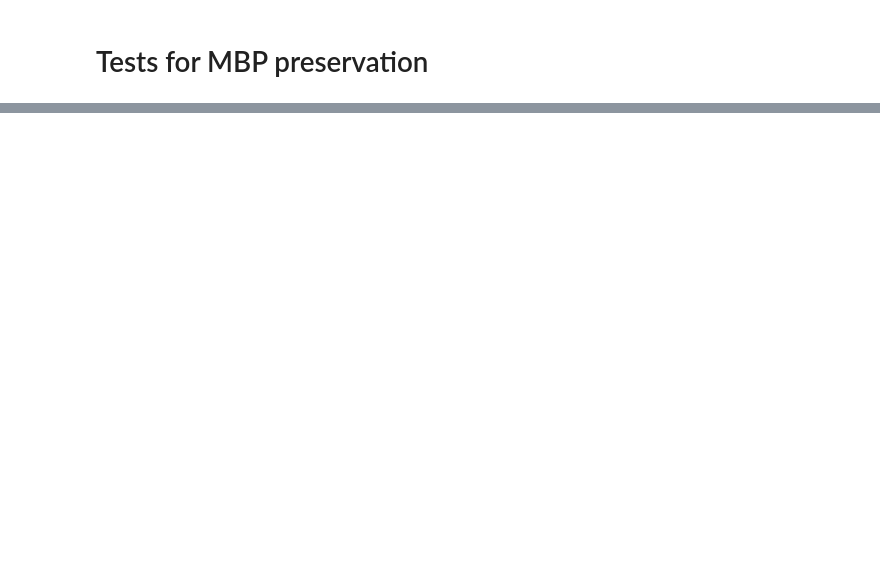
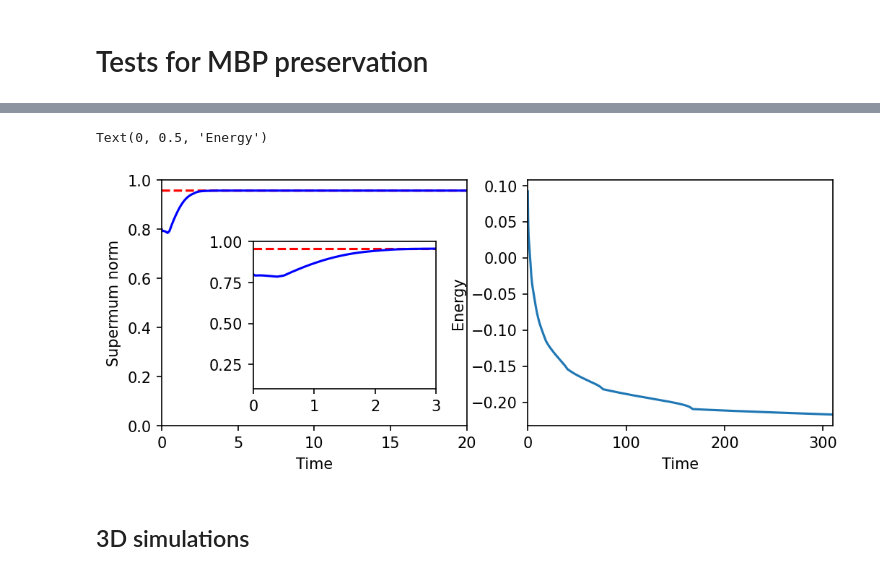
Before and after one commit to HaifengWang1031/integrating-factor-Runge-Kutta-methods, a Jupyter notebook: Code/Expriments.ipynb, the cells around one changed output, grey strips where cells are left out. Drawn from its saved outputs; the diff is of its cells as text; code cells hidden in the pictures; blank space fills up the shorter version.

```diff
--- a/Code/Expriments.ipynb
+++ b/Code/Expriments.ipynb
@@ -254,0 +285,27 @@ axins.set_ylim([0.92,0.96])
+# %%
+upper_bound = scipy.optimize.fsolve(solver_rk4.f,.95)
+
+fig = plt.figure(figsize = (8,3),dpi = 150)
+ax = plt.subplot(1,2,1)
+ax.plot(solver_rk4.tn,upper_bound*np.ones_like(solver_rk4.tn),"r--")
+ax.plot(solver_rk4.tn,np.max(np.abs(solver_rk4.U),axis = 1),"b-")
+ax.set_ylim([0,1]); ax.set_xlim([0,20])
+ax.set_xlabel("Time")
+ax.set_ylabel("Supermum norm")
+
+axins = ax.inset_axes([0.3,0.15,0.6,0.6])
+axins.plot(solver_rk4.tn,upper_bound*np.ones_like(solver_rk4.tn),"r--")
+axins.plot(solver_rk4.tn,np.max(np.abs(solver_rk4.U),axis = 1),"b-")
+axins.set_xlim([0,3])
+axins.set_ylim([0.1,1])
+
+ax = plt.subplot(1,2,2)
+ax.plot(solver_rk4.tn,solver_rk4.Energys)
+ax.set_xlim(0,t_period)
+ax.set_xlabel("Time")
+ax.set_ylabel("Energy")
+# %% [output]
+Text(0, 0.5, 'Energy')
+[figure, added]
+# %% [markdown]
+## 3D simulations
```
Also changed, not shown: parts of 19 cells of this notebook, 1 other file.
